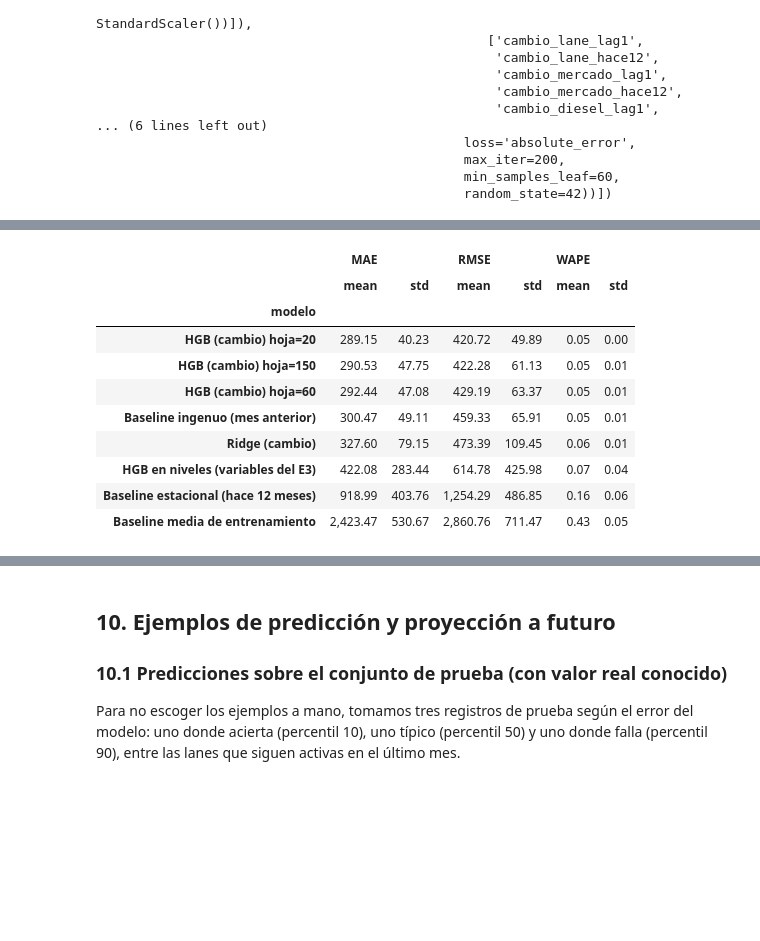
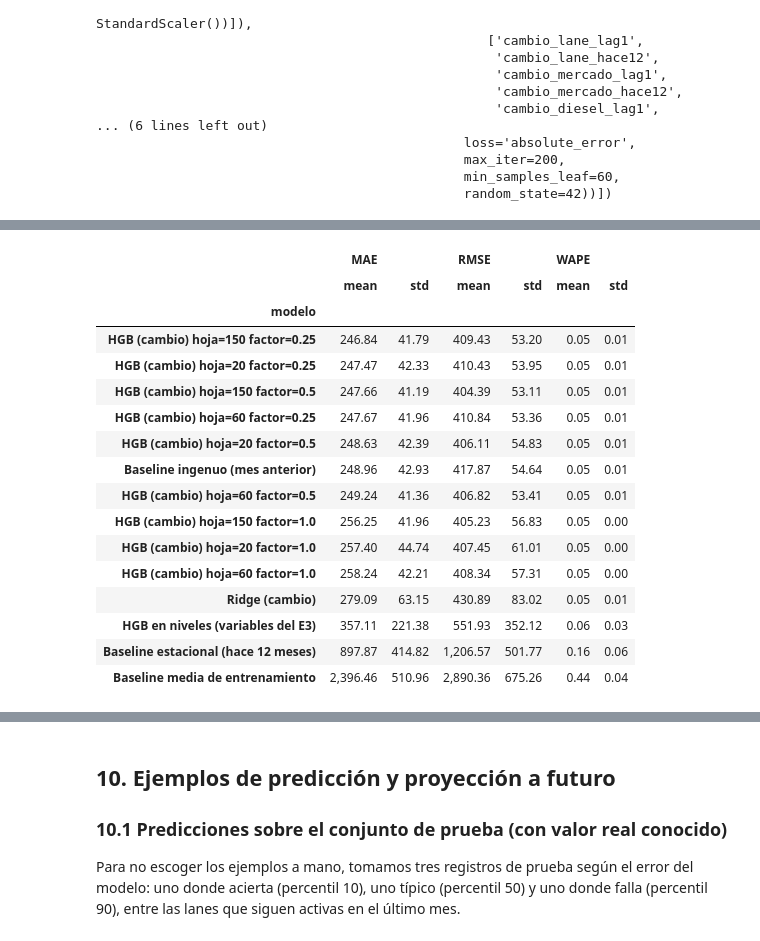
Before and after one commit to jmartinezvogel/reefer-spot-rate-forecasting, a Jupyter notebook: ML_Modelo_Equipo1.ipynb, the cells around one changed output, grey strips where cells are left out. Drawn from its saved outputs; the diff is of its cells as text; code cells hidden in the pictures; blank space fills up the shorter version.

```diff
--- a/ML_Modelo_Equipo1.ipynb
+++ b/ML_Modelo_Equipo1.ipynb
@@ -299,16 +398,16 @@ La predicción final en USD se obtiene como la tarifa del mes anterior multiplic
 # %%
-def crear_preprocesamiento():
+def crear_preprocesamiento(columnas):
     # Se ajusta dentro del pipeline, así la mediana y el escalamiento salen solo del entrenamiento de cada fold
     numericas = Pipeline([
         ("imputar", SimpleImputer(strategy="median", add_indicator=True)),
         ("escalar", StandardScaler()),
     ])
-    return ColumnTransformer([("num", numericas, ENTRADAS)])
+    return ColumnTransformer([("num", numericas, columnas)])
 
 
 def crear_modelo_hgb(min_samples_leaf=60):
     return Pipeline([
-        ("prep", crear_preprocesamiento()),
+        ("prep", crear_preprocesamiento(ENTRADAS)),
         ("modelo", HistGradientBoostingRegressor(
             loss="absolute_error",      # optimiza el error absoluto, igual que la métrica principal (MAE)
             learning_rate=0.05,         # cada árbol corrige solo una parte del error, para no sobreajustar
@@ -322,12 +421,13 @@ def crear_modelo_hgb(min_samples_leaf=60):
 
 
 def crear_modelo_ridge():
-    return Pipeline([("prep", crear_preprocesamiento()), ("modelo", Ridge(alpha=1.0))])
+    return Pipeline([("prep", crear_preprocesamiento(ENTRADAS)), ("modelo", Ridge(alpha=1.0))])
 
 
-def a_tarifa(tabla, cambio_predicho):
-    # El modelo predice el cambio; la tarifa se reconstruye a partir de la tarifa del mes anterior
-    return tabla["tarifa_lag1"].to_numpy() * np.exp(cambio_predicho)
+def a_tarifa(tabla, cambio_predicho, factor=1.0):
+    # El modelo predice el cambio; la tarifa se reconstruye a partir de la tarifa del mes anterior.
+    # factor < 1 amortigua el cambio predicho hacia el baseline ingenuo (factor = 0 es exactamente el baseline)
+    return tabla["tarifa_lag1"].to_numpy() * np.exp(factor * cambio_predicho)
 
 
 crear_modelo_hgb()
@@ -355,8 +455,6 @@ ENTRADAS_E3 = ["tarifa_lag1", "tarifa_lag12", "disponibilidad_lag1", "distancia"
 
 
 def crear_modelo_niveles():
-    prep = ColumnTransformer([("num", Pipeline([("imputar", SimpleImputer(strategy="median", add_indicator=True)),
-                                                ("escalar", StandardScaler())]), ENTRADAS_E3)])
-    return Pipeline([("prep", prep), ("modelo", HistGradientBoostingRegressor(
+    return Pipeline([("prep", crear_preprocesamiento(ENTRADAS_E3)), ("modelo", HistGradientBoostingRegressor(
         loss="absolute_error", learning_rate=0.05, max_iter=200, min_samples_leaf=60,
         early_stopping=False, random_state=SEMILLA))])
@@ -367,56 +465,61 @@ Usamos "TimeSeriesSplit" con 5 divisiones de 12 meses cada una (sección 4), de
 # %%
 def wape(real, pred):
     return np.abs(real - pred).sum() / np.abs(real).sum()
 
 
 def metricas(real, pred):
     return {"MAE": mean_absolute_error(real, pred),
             "RMSE": np.sqrt(mean_squared_error(real, pred)),
             "WAPE": wape(real, pred),
             "R2": r2_score(real, pred)}
 
 
-def predecir(nombre, ent, val):
-    if nombre == "Baseline ingenuo (mes anterior)":
-        return baseline_ingenuo(val)
-    if nombre == "Baseline estacional (hace 12 meses)":
-        return baseline_estacional(val)
-    if nombre == "Baseline media de entrenamiento":
-        return baseline_media(ent, val)
-    if nombre == "HGB en niveles (variables del E3)":
-        return crear_modelo_niveles().fit(ent[ENTRADAS_E3], ent["tarifa"]).predict(val[ENTRADAS_E3])
-    if nombre == "Ridge (cambio)":
-        modelo = crear_modelo_ridge()
-    else:  # "HGB (cambio) hoja=N"
-        modelo = crear_modelo_hgb(int(nombre.split("=")[1]))
-    modelo.fit(ent[ENTRADAS], ent[TARGET])
-    return a_tarifa(val, modelo.predict(val[ENTRADAS]))
+HOJAS = [20, 60, 150]
+FACTORES = [1.0, 0.5, 0.25]
 
 
-CANDIDATOS = ["Baseline ingenuo (mes anterior)", "Baseline estacional (hace 12 meses)", "Baseline media de entrenamiento",
-              "Ridge (cambio)", "HGB en niveles (variables del E3)",
-              "HGB (cambio) hoja=20", "HGB (cambio) hoja=60", "HGB (cambio) hoja=150"]
+def nombre_hgb(hoja, factor):
+    return f"HGB (cambio) hoja={hoja} factor={factor}"
+
 
 resultados_cv = []
-for nombre in CANDIDATOS:
-    for fold, (filas_ent, filas_val) in enumerate(folds, start=1):
-        ent, val = desarrollo.loc[filas_ent], desarrollo.loc[filas_val]
-        fila = metricas(val["tarifa"].to_numpy(), predecir(nombre, ent, val))
+for fold, (ent, val) in enumerate(folds, start=1):
+    real_val = val["tarifa"].to_numpy()
+    predicciones = {
+        "Baseline ingenuo (mes anterior)": baseline_ingenuo(val),
+        "Baseline estacional (hace 12 meses)": baseline_estacional(val),
+        "Baseline media de entrenamiento": baseline_media(ent, val),
+        "Ridge (cambio)": a_tarifa(val, crear_modelo_ridge().fit(ent[ENTRADAS], ent[TARGET]).predict(val[ENTRADAS])),
+        "HGB en niveles (variables del E3)": crear_modelo_niveles().fit(ent[ENTRADAS_E3], ent["tarifa"]).predict(val[ENTRADAS_E3]),
+    }
+    for hoja in HOJAS:
+        # Se entrena una sola vez por hoja; el factor solo cambia cómo se convierte el cambio predicho a USD
+        cambio_val = crear_modelo_hgb(hoja).fit(ent[ENTRADAS], ent[TARGET]).predict(val[ENTRADAS])
+        for factor in FACTORES:
+            predicciones[nombre_hgb(hoja, factor)] = a_tarifa(val, cambio_val, factor)
+    for nombre, pred in predicciones.items():
+        fila = metricas(real_val, pred)
         fila.update({"modelo": nombre, "fold": fold, "anio_validado": str(val["mes"].min().year)})
         resultados_cv.append(fila)
 resultados_cv = pd.DataFrame(resultados_cv)
 
 tabla_cv = resultados_cv.groupby("modelo")[["MAE", "RMSE", "WAPE"]].agg(["mean", "std"]).sort_values(("MAE", "mean"))
 tabla_cv
 # %% [output]
 |  | MAE |  | RMSE |  | WAPE |  |
 |  | mean | std | mean | std | mean | std |
 | modelo |  |  |  |  |  |  |
-| HGB (cambio) hoja=20 | 289.15 | 40.23 | 420.72 | 49.89 | 0.05 | 0.00 |
-| HGB (cambio) hoja=150 | 290.53 | 47.75 | 422.28 | 61.13 | 0.05 | 0.01 |
-| HGB (cambio) hoja=60 | 292.44 | 47.08 | 429.19 | 63.37 | 0.05 | 0.01 |
-| Baseline ingenuo (mes anterior) | 300.47 | 49.11 | 459.33 | 65.91 | 0.05 | 0.01 |
-| Ridge (cambio) | 327.60 | 79.15 | 473.39 | 109.45 | 0.06 | 0.01 |
-| HGB en niveles (variables del E3) | 422.08 | 283.44 | 614.78 | 425.98 | 0.07 | 0.04 |
-| Baseline estacional (hace 12 meses) | 918.99 | 403.76 | 1,254.29 | 486.85 | 0.16 | 0.06 |
-| Baseline media de entrenamiento | 2,423.47 | 530.67 | 2,860.76 | 711.47 | 0.43 | 0.05 |
+| HGB (cambio) hoja=150 factor=0.25 | 246.84 | 41.79 | 409.43 | 53.20 | 0.05 | 0.01 |
+| HGB (cambio) hoja=20 factor=0.25 | 247.47 | 42.33 | 410.43 | 53.95 | 0.05 | 0.01 |
+| HGB (cambio) hoja=150 factor=0.5 | 247.66 | 41.19 | 404.39 | 53.11 | 0.05 | 0.01 |
+| HGB (cambio) hoja=60 factor=0.25 | 247.67 | 41.96 | 410.84 | 53.36 | 0.05 | 0.01 |
+| HGB (cambio) hoja=20 factor=0.5 | 248.63 | 42.39 | 406.11 | 54.83 | 0.05 | 0.01 |
+| Baseline ingenuo (mes anterior) | 248.96 | 42.93 | 417.87 | 54.64 | 0.05 | 0.01 |
+| HGB (cambio) hoja=60 factor=0.5 | 249.24 | 41.36 | 406.82 | 53.41 | 0.05 | 0.01 |
+| HGB (cambio) hoja=150 factor=1.0 | 256.25 | 41.96 | 405.23 | 56.83 | 0.05 | 0.00 |
+| HGB (cambio) hoja=20 factor=1.0 | 257.40 | 44.74 | 407.45 | 61.01 | 0.05 | 0.00 |
+| HGB (cambio) hoja=60 factor=1.0 | 258.24 | 42.21 | 408.34 | 57.31 | 0.05 | 0.00 |
+| Ridge (cambio) | 279.09 | 63.15 | 430.89 | 83.02 | 0.05 | 0.01 |
+| HGB en niveles (variables del E3) | 357.11 | 221.38 | 551.93 | 352.12 | 0.06 | 0.03 |
+| Baseline estacional (hace 12 meses) | 897.87 | 414.82 | 1,206.57 | 501.77 | 0.16 | 0.06 |
+| Baseline media de entrenamiento | 2,396.46 | 510.96 | 2,890.36 | 675.26 | 0.44 | 0.04 |
```
Also changed, not shown: parts of 51 cells of this notebook, 4 other files.
